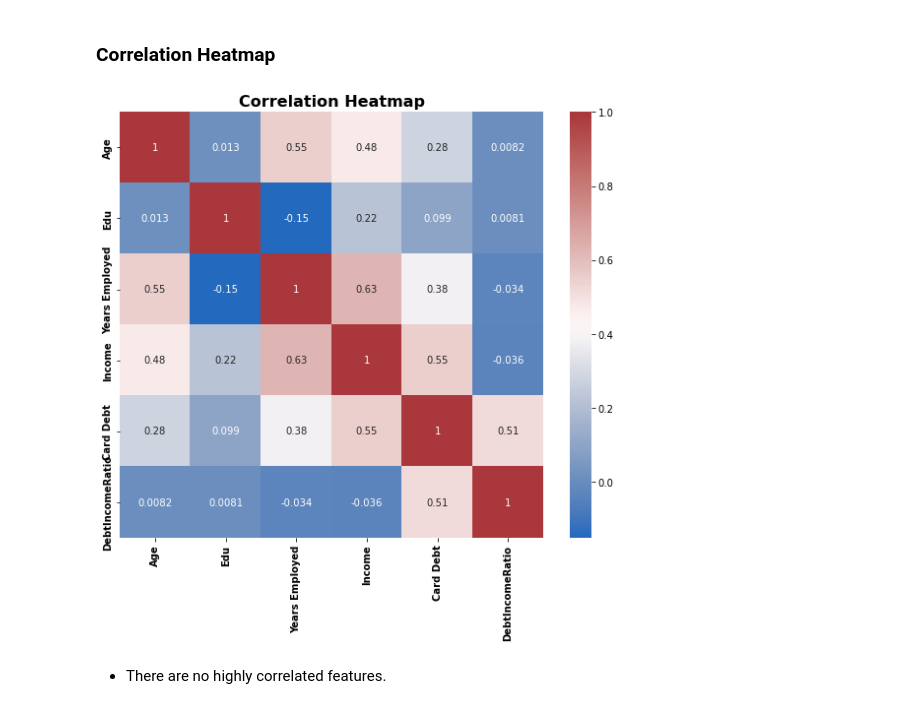
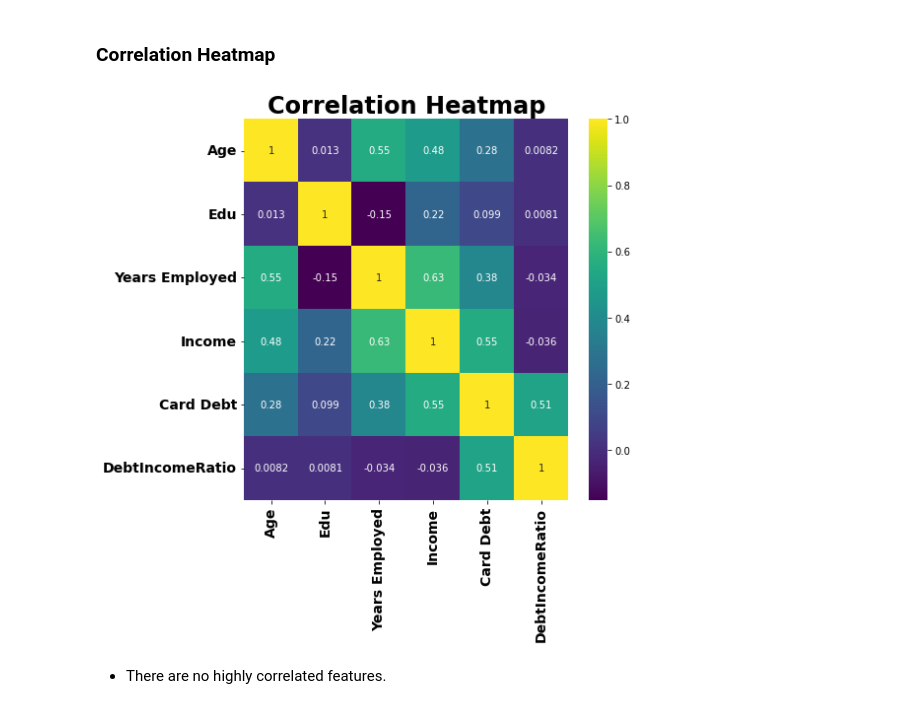
Before and after one commit to YBilodeau/Clustering-Customer-Debt-Profiles, a Jupyter notebook: KMeans_Clustering_Customer_Debt_Profiles.ipynb, the cells around one changed output. Cells and saved outputs as stored; diff of their text form; code cells hidden in the pictures.

```diff
--- a/KMeans_Clustering_Customer_Debt_Profiles.ipynb
+++ b/KMeans_Clustering_Customer_Debt_Profiles.ipynb
@@ -757,16 +751,16 @@ plt.show;
 # %% [markdown]
 ### **Correlation Heatmap**
 # %%
-plt.figure(figsize = (8, 8))
+plt.figure(figsize = (8, 8),facecolor='w' )
 corr = df.corr()
-sns.heatmap(corr, cmap='vlag', annot=True);
-plt.title('Correlation Heatmap', fontsize = 16, weight='bold')
-plt.xticks(fontsize = 10, weight='bold', rotation=90)
-plt.yticks(fontsize = 10, weight='bold');
+sns.heatmap(corr, cmap='viridis', annot=True);
+plt.title('Correlation Heatmap', fontsize = 24, weight='bold')
+plt.xticks(fontsize = 14, weight='bold', rotation=90)
+plt.yticks(fontsize = 14, weight='bold', rotation=0);
 plt.tight_layout()
 plt.show;
 # %% [output]
-[figure, old version]
+[figure, new version]
 # %% [markdown]
 - There are no highly correlated features.
 # %% [markdown]
```
Also changed, not shown: parts of 68 cells of this notebook.
